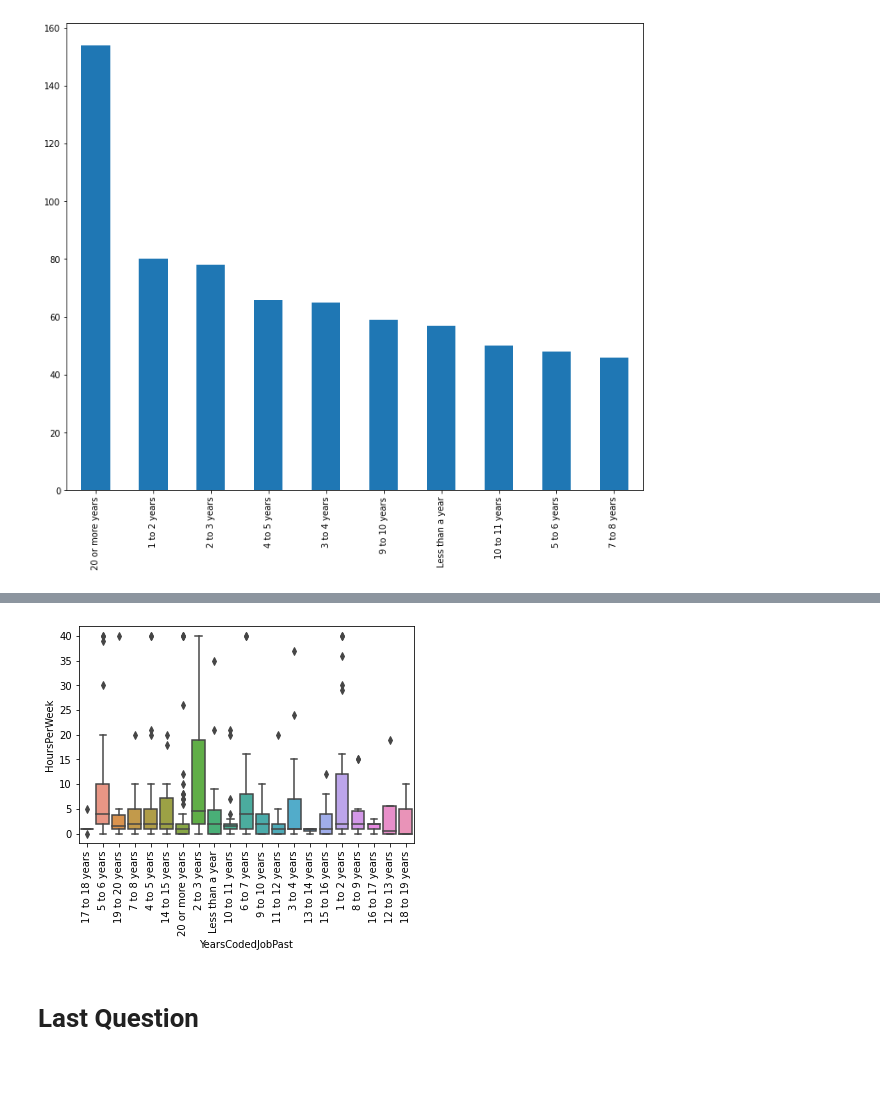
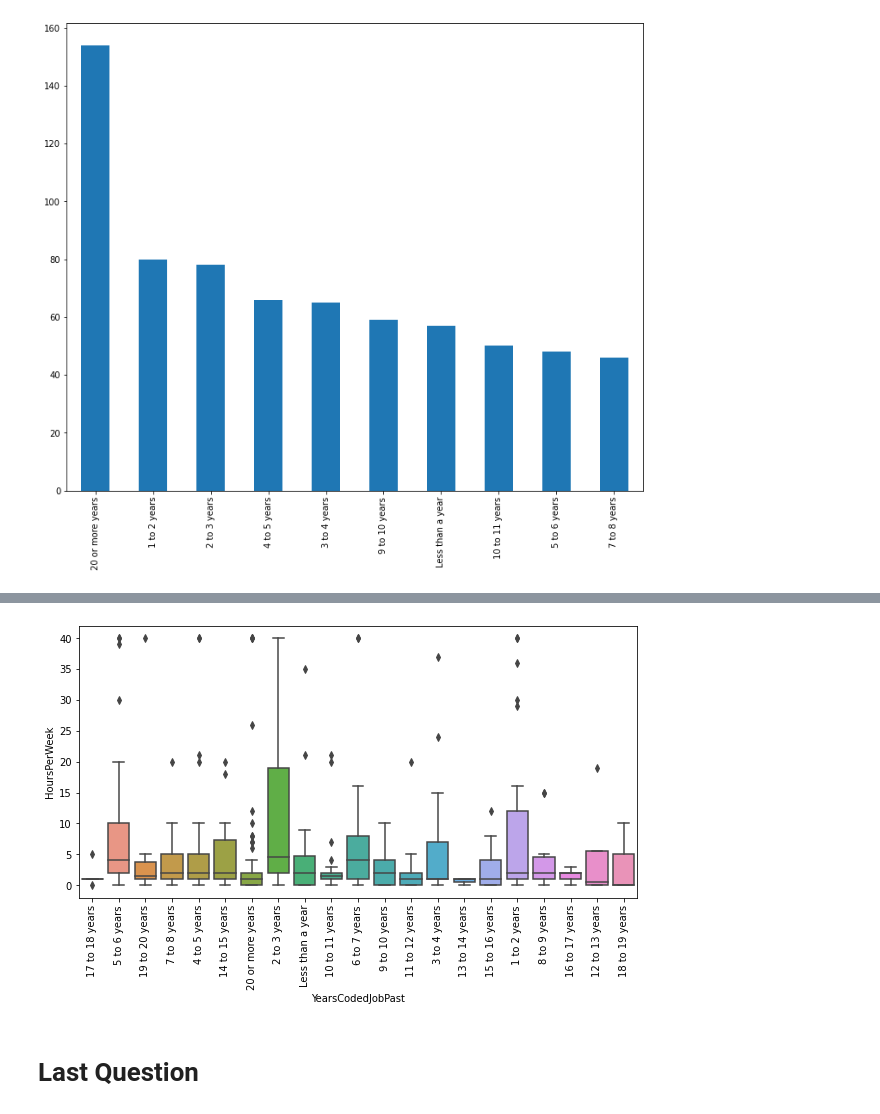
Before and after one commit to Evaggelou/Stack-Overflow-Survey, a Jupyter notebook: Stack_Overflow_Survey.ipynb, the cells around one changed output, grey strips where cells are left out. Drawn from its saved outputs; the diff is of its cells as text; code cells hidden in the pictures; blank space fills up the shorter version.

```diff
--- a/Stack_Overflow_Survey.ipynb
+++ b/Stack_Overflow_Survey.ipynb
@@ -36,0 +33,4 @@ data.head()
+# %%
+# check the file with questions
+data=pd.read_csv("/content/drive/MyDrive/Medium_data/developer_survey_2017/survey_results_public.csv")
+data.head()
@@ -224,17 +215,8 @@ plt.xticks(rotation=90)
 # %%
-# data["HoursPerWeek"]
 
-# # data["ChallengeMyself"].unique()
-# # data[["YearsCodedJobPast","ChallengeMyself"]].value_counts()[0:10].plot(kind='bar', stacked=True,figsize=(12,10));
-
-# import seaborn as sns
-# #For how many years did you code as part of your job?
-# ax = sns.countplot(x="YearsCodedJobPast", hue="ChallengeMyself", data=df)
-# plt.xticks(rotation=90)
+# For how many years did you code as the year pass
 df2= data[["HoursPerWeek","YearsCodedJobPast"]]
-
-# df2.plot(kind='box')
-
+plt.figure(figsize=(10,5))
 sns.boxplot(x="YearsCodedJobPast", y="HoursPerWeek", data=df2)
 plt.xticks(rotation=90)
 # %% [output]
@@ -244,4 +225,4 @@ plt.xticks(rotation=90)
-[figure, old version]
+[figure, new version]
 # %% [markdown]
 # Last Question
 # %%
```
Also changed, not shown: parts of 17 cells of this notebook.
